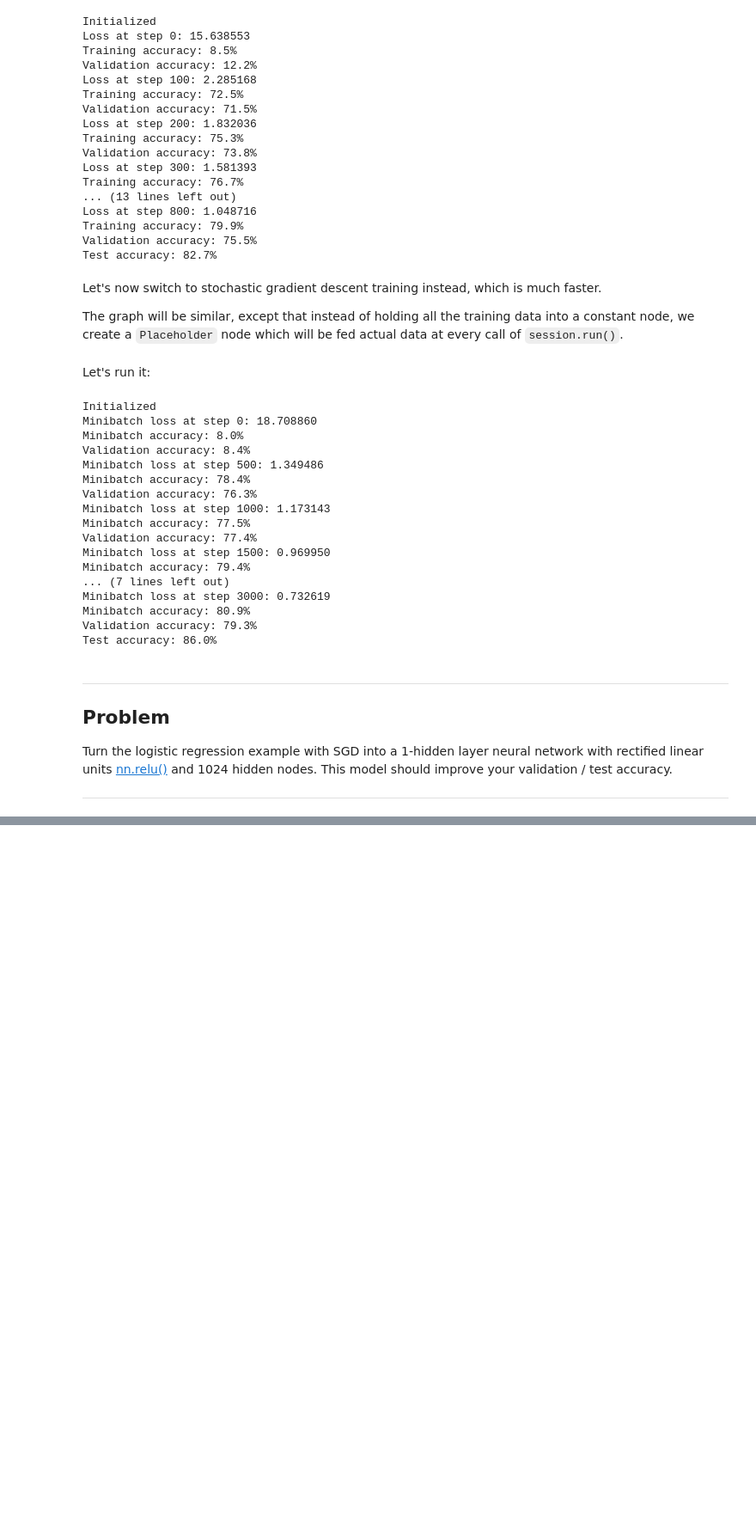
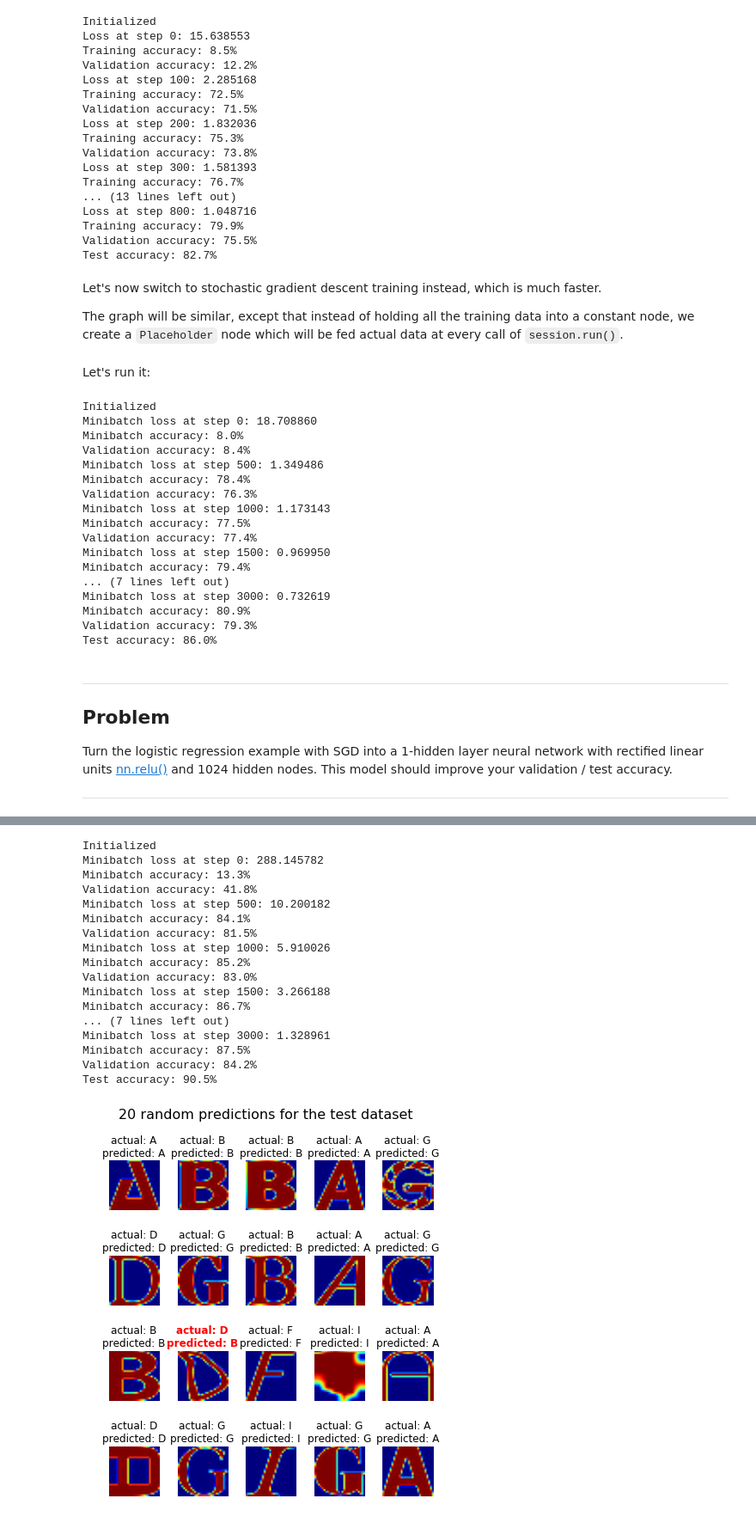
Before and after one commit to chrisbll971/udacity_deep_learning_course, a Jupyter notebook: 2_fullyconnected.ipynb, the cells around one changed output, grey strips where cells are left out. Shown at 86% size. Drawn from its saved outputs; the diff is of its cells as text; code cells hidden in the pictures; blank space fills up the shorter version.

```diff
--- a/2_fullyconnected.ipynb
+++ b/2_fullyconnected.ipynb
@@ -267,6 +267,7 @@ Turn the logistic regression example with SGD into a 1-hidden layer neural netwo
 ---
 # %%
 batch_size = 528
+n_hidden = 1024
 
 def accuracy(predictions, labels):
   return (100.0 * np.sum(np.argmax(predictions, 1) == np.argmax(labels, 1))
@@ -293,11 +294,11 @@ with graph.as_default():
 
   # Variables.
   weights = {
-    'h1': tf.Variable(tf.truncated_normal([image_size * image_size, 1024])),
-    'out': tf.Variable(tf.truncated_normal([1024, num_labels]))
+    'h1': tf.Variable(tf.truncated_normal([image_size * image_size, n_hidden])),
+    'out': tf.Variable(tf.truncated_normal([n_hidden, num_labels]))
   }
   biases = {
-    'h1': tf.Variable(tf.zeros([1024])),
+    'h1': tf.Variable(tf.zeros([n_hidden])),
     'out': tf.Variable(tf.zeros([num_labels]))
   }
 
@@ -397,0 +359,56 @@ Validation accuracy: 36.6%
+# %%
+num_steps = 3001
+
+test_predictions = []
+
+with tf.Session(graph=graph) as session:
+  session.run(tf.initialize_all_variables())
+  print("Initialized")
+  for step in range(num_steps):
+    # Pick an offset within the training data, which has been randomized.
+    # Note: we could use better randomization across epochs.
+    offset = (step * batch_size) % (train_labels.shape[0] - batch_size)
+    # Generate a minibatch.
+    batch_data = train_dataset[offset:(offset + batch_size), :]
+    batch_labels = train_labels[offset:(offset + batch_size), :]
+    # Prepare a dictionary telling the session where to feed the minibatch.
+    # The key of the dictionary is the placeholder node of the graph to be fed,
+    # and the value is the numpy array to feed to it.
+    feed_dict = {tf_train_dataset : batch_data, tf_train_labels : batch_labels}
+    _, l, predictions = session.run(
+      [optimizer, loss, train_prediction], feed_dict=feed_dict)
+    if (step % 500 == 0):
+      print("Minibatch loss at step %d: %f" % (step, l))
+      print("Minibatch accuracy: %.1f%%" % accuracy(predictions, batch_labels))
+      print("Validation accuracy: %.1f%%" % accuracy(
+        valid_prediction.eval(), valid_labels))
+
+  test_predictions = test_prediction.eval()
+  print("Test accuracy: %.1f%%" % accuracy(test_predictions, test_labels))
+
+#display 20 random predictions for the test dataset
+lst = [random.randint(0, int(valid_dataset.shape[0])) for x in range(20)]
+test_actual_dataset = test_dataset.reshape((-1, image_size, image_size)).astype(np.float32)
+test_actual_labels = np.argmax(test_labels, 1)
+test_predicted_labels = np.argmax(test_predictions, 1)
+
+display20images('20 random predictions for the test dataset',test_actual_dataset, test_actual_labels, test_predicted_labels, lst)
+# %% [output]
+Initialized
+Minibatch loss at step 0: 288.145782
+Minibatch accuracy: 13.3%
+Validation accuracy: 41.8%
+Minibatch loss at step 500: 10.200182
+Minibatch accuracy: 84.1%
+Validation accuracy: 81.5%
+Minibatch loss at step 1000: 5.910026
+Minibatch accuracy: 85.2%
+Validation accuracy: 83.0%
+Minibatch loss at step 1500: 3.266188
+Minibatch accuracy: 86.7%
+... (7 lines left out)
+Minibatch loss at step 3000: 1.328961
+Minibatch accuracy: 87.5%
+Validation accuracy: 84.2%
+Test accuracy: 90.5%
+[figure, added]
```
Also changed, not shown: parts of 1 cell of this notebook.
